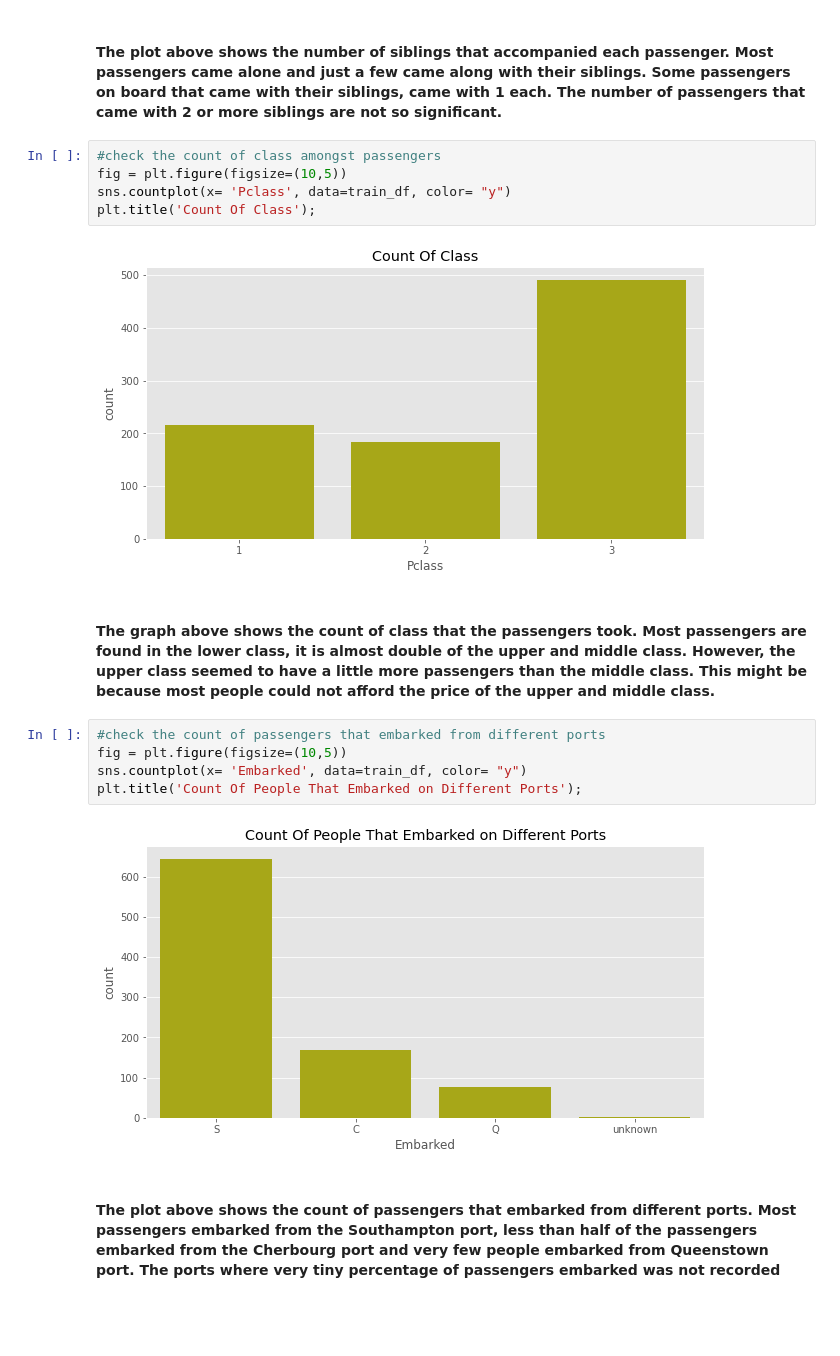
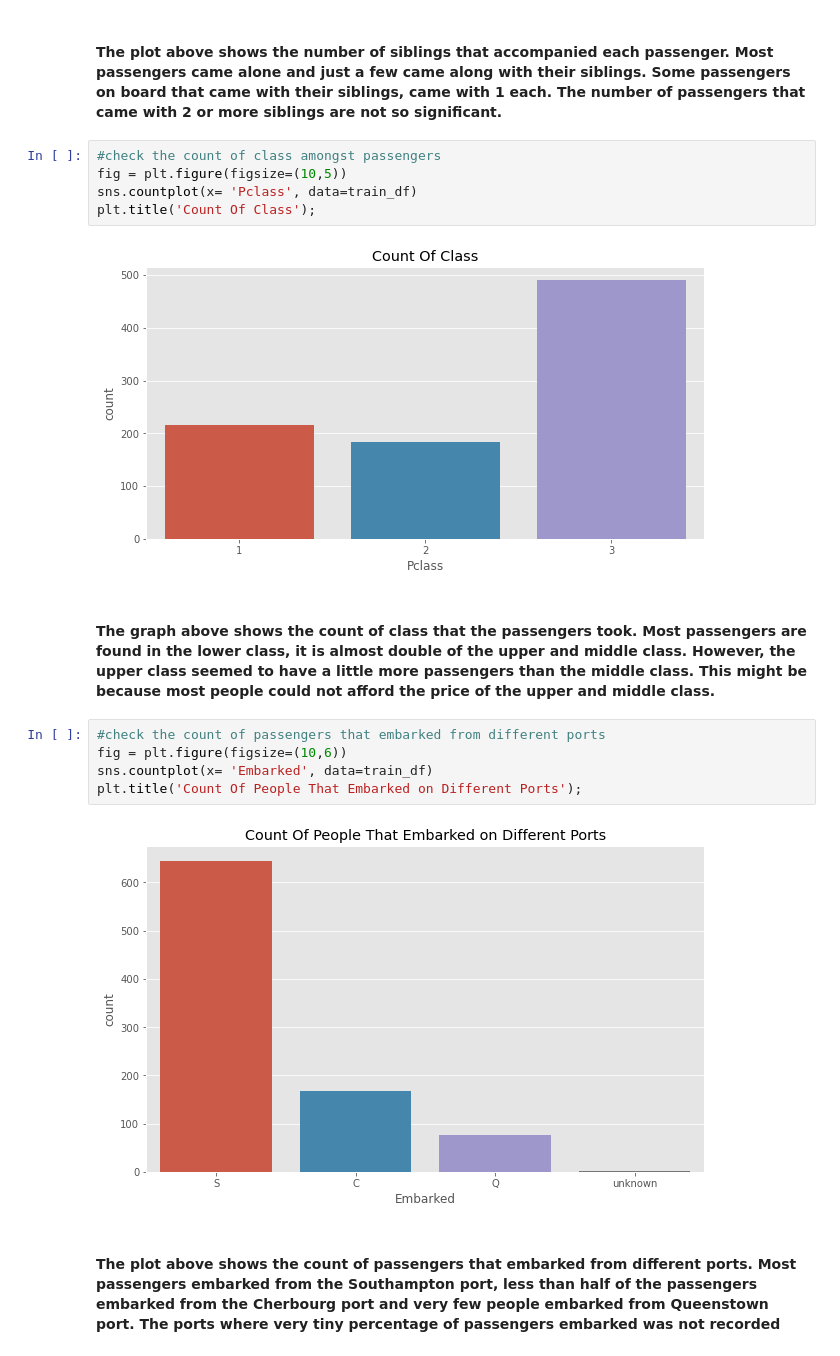
Before and after one commit to Bernice-Akinwande/Kaggle-BIPOC-Mentorship-project, a Jupyter notebook: Titanic Data Analysis .ipynb, the cells around one changed output. Cells and saved outputs as stored; diff of their text form; blank space fills up the shorter version.

```diff
--- a/Titanic Data Analysis .ipynb
+++ b/Titanic Data Analysis .ipynb
@@ -203,18 +216,18 @@ plt.title('Siblings that Accompanied Passengers');
 # %%
 #check the count of class amongst passengers
 fig = plt.figure(figsize=(10,5))
-sns.countplot(x= 'Pclass', data=train_df, color= "y")
+sns.countplot(x= 'Pclass', data=train_df)
 plt.title('Count Of Class');
 # %% [output]
-[figure, old version]
+[figure, new version]
 # %% [markdown]
 #### The graph above shows the count of class that the passengers took. Most passengers are found in the lower class, it is almost double of the upper and middle class. However, the upper class seemed to have a little more passengers than the middle class.  This might be because most people could not afford the price of the upper and middle class.
 # %%
 #check the count of passengers that embarked from different ports
-fig = plt.figure(figsize=(10,5))
-sns.countplot(x= 'Embarked', data=train_df, color= "y")
+fig = plt.figure(figsize=(10,6))
+sns.countplot(x= 'Embarked', data=train_df)
 plt.title('Count Of People That Embarked on Different Ports');
 # %% [output]
-[figure, old version]
+[figure, new version]
 # %% [markdown]
 #### The plot above shows the count of passengers that embarked from different ports. Most passengers embarked from the Southampton port, less than half of the passengers embarked from the Cherbourg port and very few people embarked from Queenstown port. The ports where very tiny percentage of passengers embarked was not recorded
```
Also changed, not shown: parts of 46 cells of this notebook.
